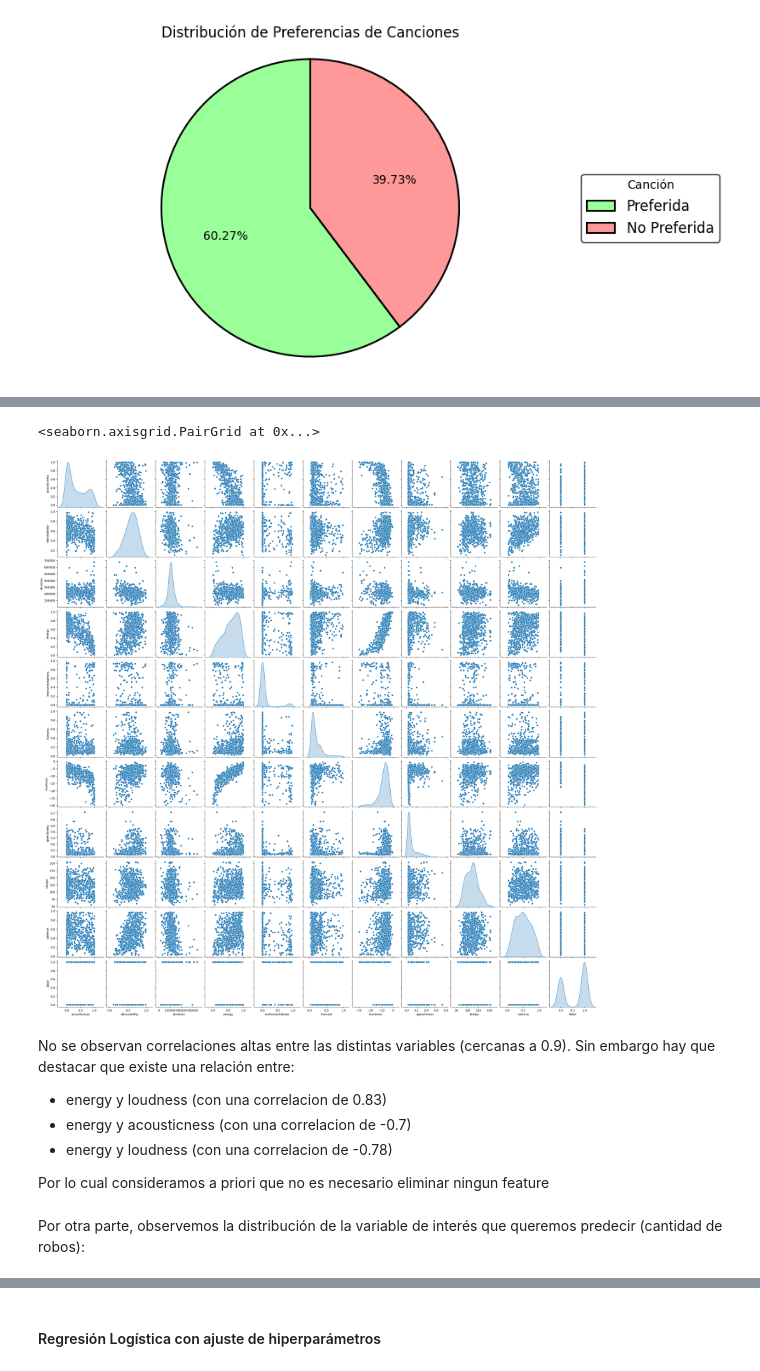
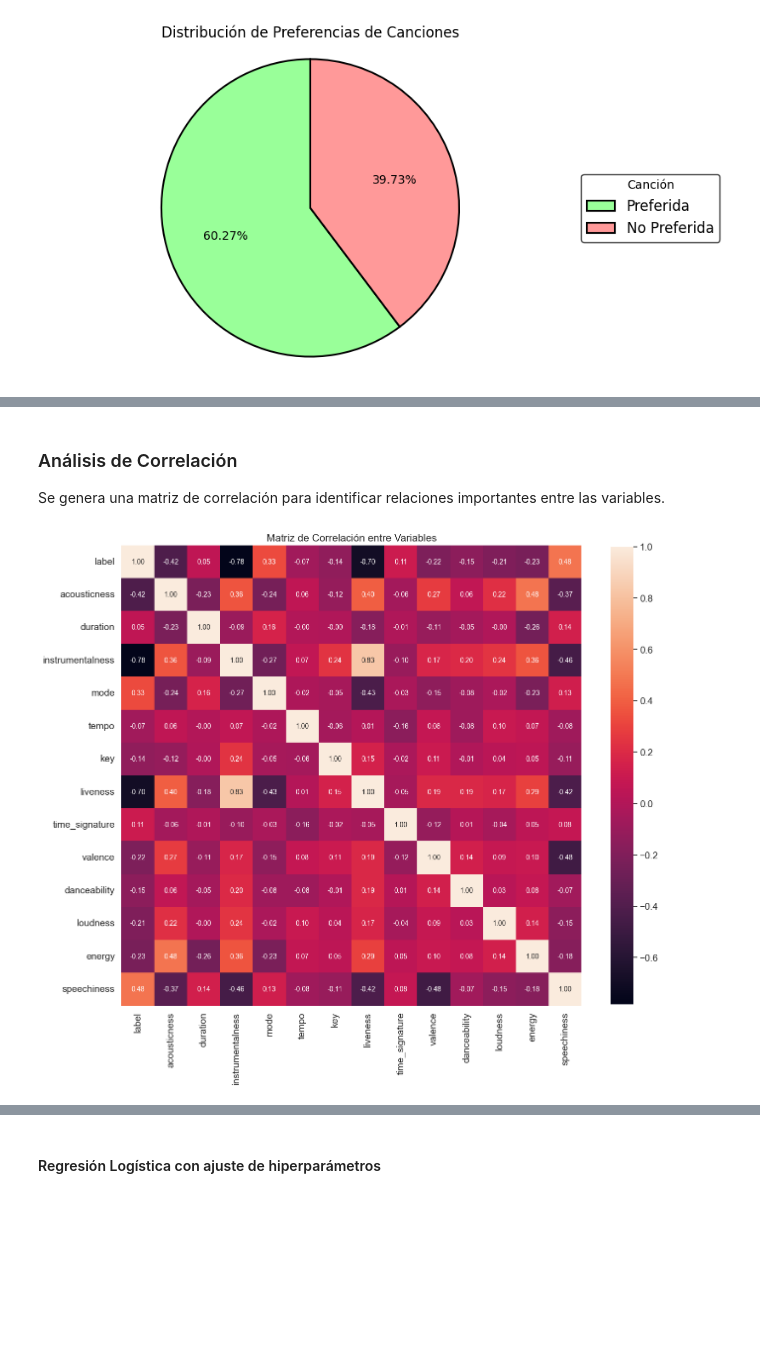
Before and after one commit to luciano106/CEIA-AMq1, a Jupyter notebook: TP_FINAL/tp_final.ipynb, the cells around one changed output, grey strips where cells are left out. Drawn from its saved outputs; the diff is of its cells as text; code cells hidden in the pictures; blank space fills up the shorter version.

Commit message:
Added updates on correlation analisys
Signed-off-by: Luciano Adassus <luciano106@gmail.com>

```diff
--- a/TP_FINAL/tp_final.ipynb
+++ b/TP_FINAL/tp_final.ipynb
@@ -488,14 +480,22 @@ plt.show()
-# %%
-sns.pairplot(data=spotify_df.drop(columns=categorical_features), diag_kind="kde")
-# %% [output]
-<seaborn.axisgrid.PairGrid at 0x...>
-[figure, removed]
-# %% [markdown]
-No se observan correlaciones altas entre las distintas variables (cercanas a 0.9). Sin embargo hay que destacar que existe una relación entre:
-- energy y loudness (con una correlacion de 0.83)
-- energy y acousticness (con una correlacion de -0.7)
-- energy y loudness (con una correlacion de -0.78)
-
-Por lo cual consideramos a priori que no es necesario eliminar ningun feature
-# %% [markdown]
-Por otra parte, observemos la distribución de la variable de interés que queremos predecir (cantidad de robos):
+# %% [markdown]
+### Análisis de Correlación
+
+Se genera una matriz de correlación para identificar relaciones importantes entre las variables.
+# %%
+# Generar la matriz de correlación
+correlation_matrix = spotify_df.corr()
+
+# Generar una máscara para el triángulo superior (opcional)
+mask = np.triu(np.ones_like(correlation_matrix, dtype=bool))
+k = 18
+cols = correlation_matrix.nlargest(k, 'label')['label'].index
+sns.set(font_scale=1.25)
+fig, ax = plt.subplots(figsize=(15,15))
+hm = sns.heatmap(correlation_matrix, cbar=True, annot=True, square=True,
+                 fmt='.2f', annot_kws={'size': 10}, cbar_kws={"shrink": 0.80},
+                 yticklabels=cols.values, xticklabels=cols.values)
+
+plt.title('Matriz de Correlación entre Variables')
+plt.show()
+# %% [output]
+[figure, added]
```
Also changed, not shown: parts of 5 cells of this notebook.
